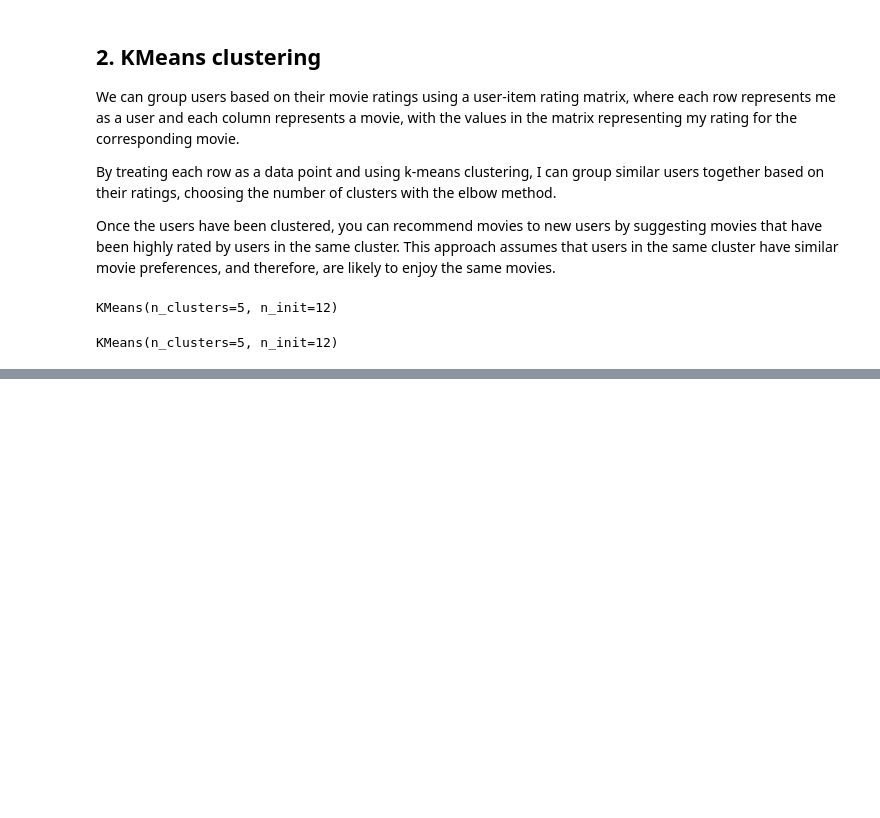
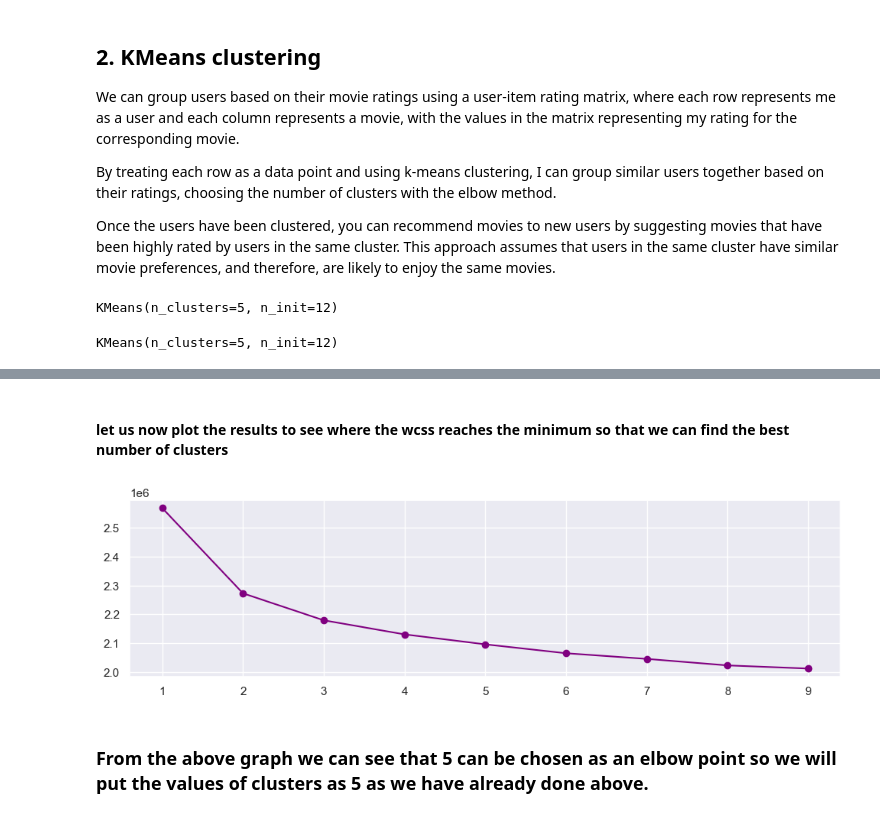
Before and after one commit to revabharara/Movie-Recommendation-System, a Jupyter notebook: Collaborative filtering based movie recommendation system.ipynb, the cells around one changed output, grey strips where cells are left out. Saved outputs shown, nothing was run; the diff lists cells and outputs as text; code cells hidden in the pictures; blank space fills up the shorter version.

```diff
--- a/Collaborative filtering based movie recommendation system.ipynb
+++ b/Collaborative filtering based movie recommendation system.ipynb
@@ -428,0 +445,14 @@ Now that we have fitted the model we will plot the clusters to see what they loo
+# %%
+# creating a list for  within cluster sum of squared distances
+wcss=[]
+
+for num_clusters in range (1,10):
+    kmeans=KMeans(init='k-means++', n_clusters=num_clusters, n_init=12, random_state=42)
+    kmeans.fit(rating_pivot)
+    # wcss is the within cluster sum of squared distances from one point to all the other points
+    # this method is used for finding the elbow graph
+    wcss.append(kmeans.inertia_)
+# %%
+wcss_list=list(enumerate(wcss, start=1))
+wcss_array = np.array(wcss_list)
+wcss_array
@@ -428,0 +469,10 @@ Now that we have fitted the model we will plot the clusters to see what they loo
+# %% [markdown]
+#### let us now plot the results to see where the wcss reaches the minimum so that we can find the best number of clusters
+# %%
+fig=plt.figure(figsize=(12,3))
+plt.plot(wcss_array[:,0], wcss_array[:,1], color='purple', marker='o')
+plt.show()
+# %% [output]
+[figure, added]
+# %% [markdown]
+### From the above graph we can see that 5 can be chosen as an elbow point so we will put the values of clusters as 5 as we have already done above.
```
Also changed, not shown: parts of 7 cells of this notebook.
